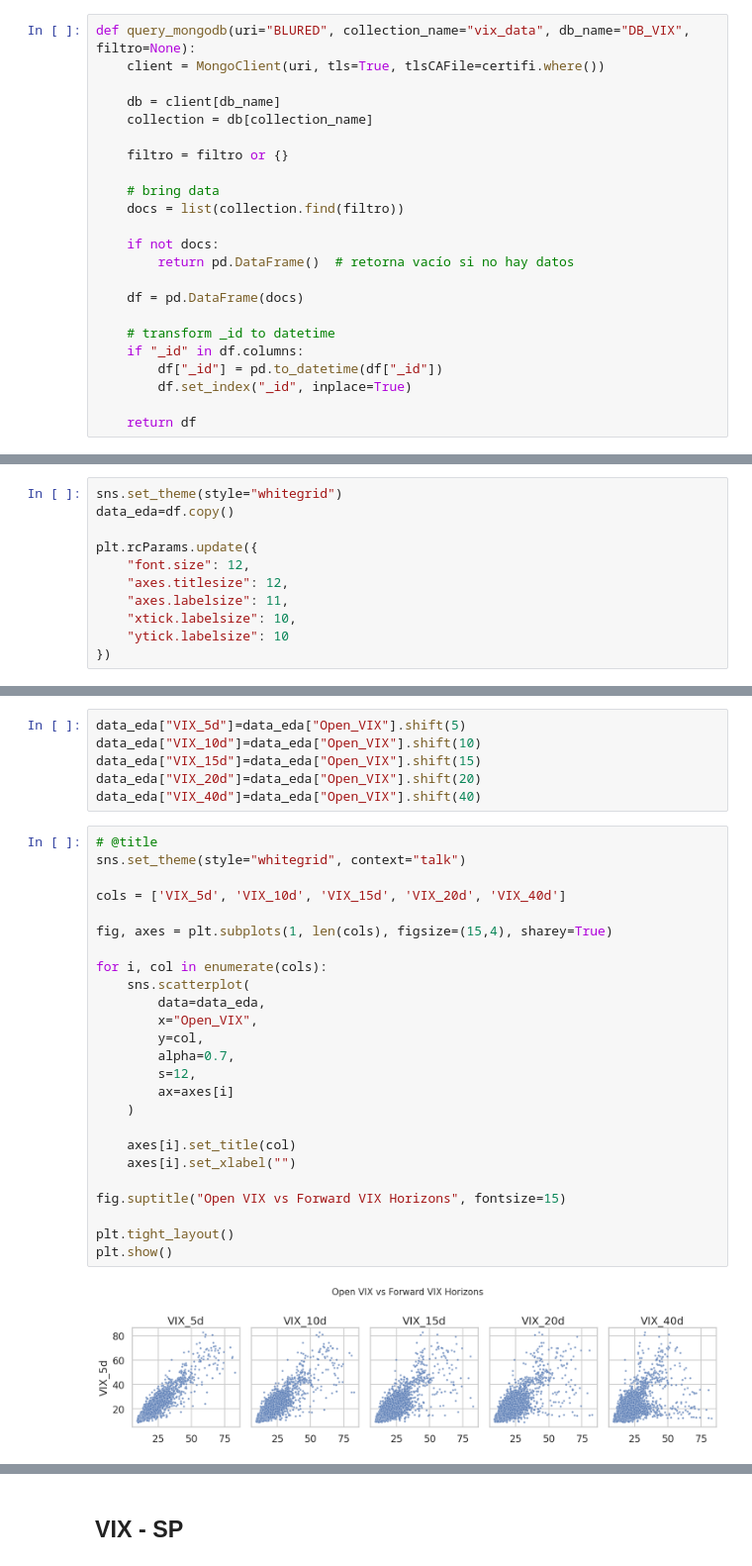
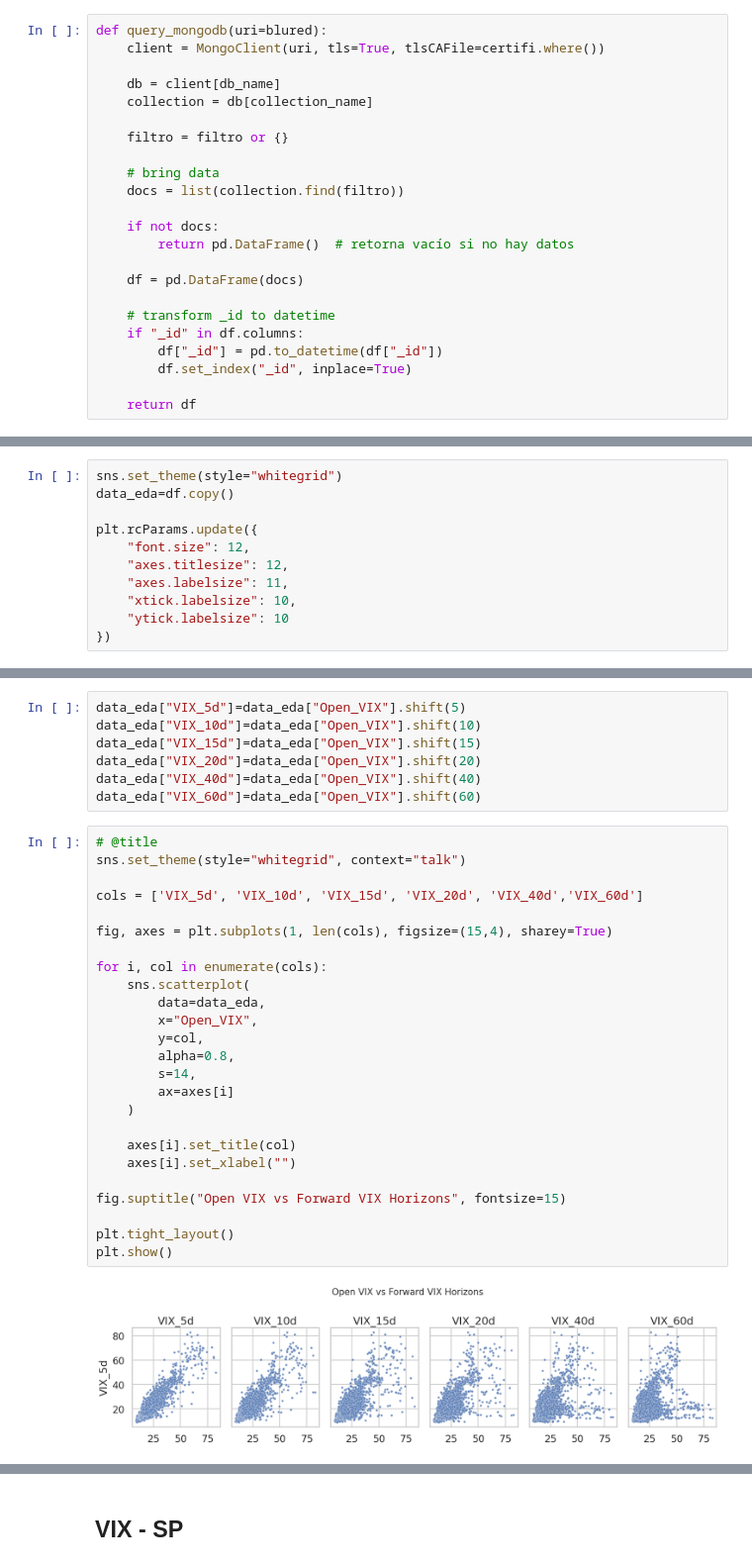
Before and after one commit to AFAcoding/Hierarchical-Regime-Aware-Stacked-Ensemble-for-Intra-day-VIX-Dynamics, a Jupyter notebook: EDA.ipynb, the cells around one changed output, grey strips where cells are left out. Shown at 99% size. Saved outputs shown, nothing was run; the diff lists cells and outputs as text.

```diff
--- a/EDA.ipynb
+++ b/EDA.ipynb
@@ -26,7 +46,7 @@ from statsmodels.graphics.tsaplots import plot_acf
 # %% [markdown]
 ## Query the data
 # %%
-def query_mongodb(uri="BLURED", collection_name="vix_data", db_name="DB_VIX", filtro=None):
+def query_mongodb(uri=blured):
     client = MongoClient(uri, tls=True, tlsCAFile=certifi.where())
 
     db = client[db_name]
@@ -156,31 +190,32 @@ data_eda["VIX_10d"]=data_eda["Open_VIX"].shift(10)
 data_eda["VIX_15d"]=data_eda["Open_VIX"].shift(15)
 data_eda["VIX_20d"]=data_eda["Open_VIX"].shift(20)
 data_eda["VIX_40d"]=data_eda["Open_VIX"].shift(40)
+data_eda["VIX_60d"]=data_eda["Open_VIX"].shift(60)
 # %%
 # @title
 sns.set_theme(style="whitegrid", context="talk")
 
-cols = ['VIX_5d', 'VIX_10d', 'VIX_15d', 'VIX_20d', 'VIX_40d']
+cols = ['VIX_5d', 'VIX_10d', 'VIX_15d', 'VIX_20d', 'VIX_40d','VIX_60d']
 
 fig, axes = plt.subplots(1, len(cols), figsize=(15,4), sharey=True)
 
 for i, col in enumerate(cols):
     sns.scatterplot(
         data=data_eda,
         x="Open_VIX",
         y=col,
-        alpha=0.7,
-        s=12,
+        alpha=0.8,
+        s=14,
         ax=axes[i]
     )
 
     axes[i].set_title(col)
     axes[i].set_xlabel("")
 
 fig.suptitle("Open VIX vs Forward VIX Horizons", fontsize=15)
 
 plt.tight_layout()
 plt.show()
 # %% [output]
-[figure, old version]
+[figure, new version]
 # %%
```
Also changed, not shown: parts of 22 cells of this notebook.
